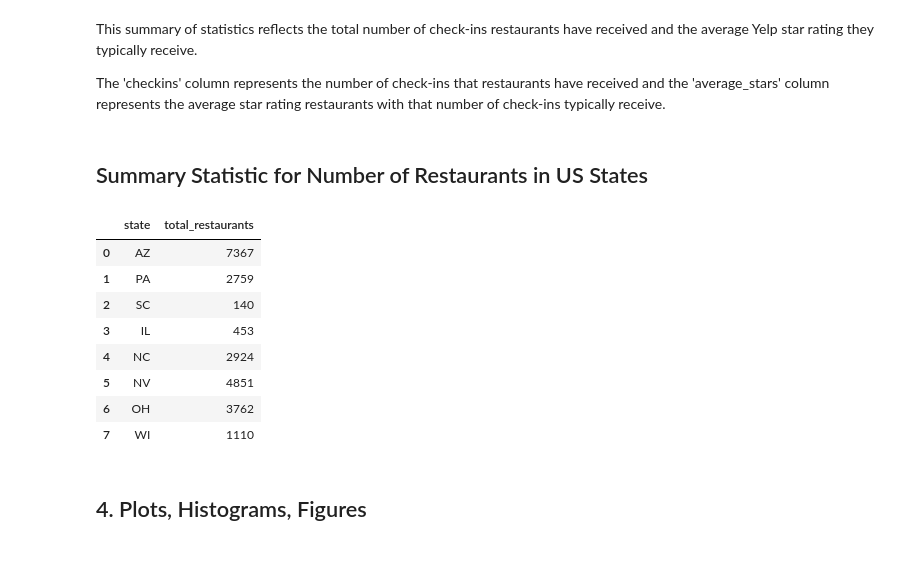
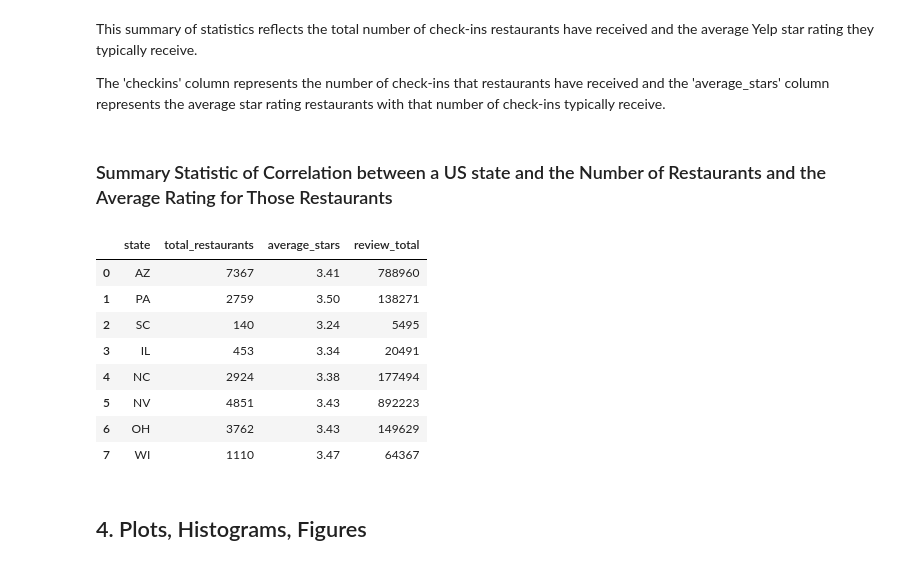
Before and after one commit to vvickychan/yelp-code, a Jupyter notebook: yelp.ipynb, the cells around one changed output. Cells and saved outputs as stored; diff of their text form; code cells hidden in the pictures.

```diff
--- a/yelp.ipynb
+++ b/yelp.ipynb
@@ -406,28 +406,42 @@ checkin_summary.head(10)
 This summary of statistics reflects the total number of check-ins restaurants have received and the average Yelp star rating they typically receive.
 
 The 'checkins' column represents the number of check-ins that restaurants have received and the 'average_stars' column represents the average star rating restaurants with that number of check-ins typically receive.
-# %% [markdown]
-## Summary Statistic for Number of Restaurants in US States
+# %% [markdown]
+### Summary Statistic of Correlation between a US state and the Number of Restaurants and the Average Rating for Those Restaurants
 # %%
 us_num_summary_statistic = get_summary_statistic(df2_business, 'state')
-new_frame = {'AZ':[], 'PA':[], 'SC':[], 'IL':[], 'NC':[], 'NV':[], 'OH':[], 'PA':[], 'WI':[]}
+total = {'AZ':[], 'PA':[], 'SC':[], 'IL':[], 'NC':[], 'NV':[], 'OH':[], 'PA':[], 'WI':[]}
+reviews = {'AZ':[0], 'PA':[0], 'SC':[0], 'IL':[0], 'NC':[0], 'NV':[0], 'OH':[0], 'PA':[0], 'WI':[0]}
 
 for i in us_num_summary_statistic['state'].index:
-    if us_num_summary_statistic['state'][i] in new_frame:
-        new_frame[us_num_summary_statistic['state'][i]] = us_num_summary_statistic['total_restaurants'][i]
-us_num_summary_statistic =  pd.DataFrame(list(new_frame.items()))
+    if us_num_summary_statistic['state'][i] in total:
+        total[us_num_summary_statistic['state'][i]] = us_num_summary_statistic['total_restaurants'][i]
+us_num_summary_statistic =  pd.DataFrame(list(total.items()))
 us_num_summary_statistic.columns = ['state', 'total_restaurants']
-us_num_summary_statistic
+
+for i in df2_business['state'].index:
+    if df2_business['state'][i] in reviews:
+        reviews[df2_business['state'][i]] += df2_business['review_count'][i].astype(int)
+
+state_reviews =  pd.DataFrame(list(reviews.items()))
+state_reviews.columns = ['state', 'review_total']
+
+for i in state_reviews.index:
+    state_reviews['review_total'][i] = state_reviews['review_total'][i][0]
+
+us_states_1 = pd.merge(us_num_summary_statistic, us_state_summary_statistic, on ='state')
+us_states = pd.merge(us_states_1, state_reviews, on ='state')
+us_states
 # %% [output]
-|  | state | total_restaurants |
-| 0 | AZ | 7367 |
-| 1 | PA | 2759 |
-| 2 | SC | 140 |
-| 3 | IL | 453 |
-| 4 | NC | 2924 |
-| 5 | NV | 4851 |
-| 6 | OH | 3762 |
-| 7 | WI | 1110 |
+|  | state | total_restaurants | average_stars | review_total |
+| 0 | AZ | 7367 | 3.41 | 788960 |
+| 1 | PA | 2759 | 3.50 | 138271 |
+| 2 | SC | 140 | 3.24 | 5495 |
+| 3 | IL | 453 | 3.34 | 20491 |
+| 4 | NC | 2924 | 3.38 | 177494 |
+| 5 | NV | 4851 | 3.43 | 892223 |
+| 6 | OH | 3762 | 3.43 | 149629 |
+| 7 | WI | 1110 | 3.47 | 64367 |
 # %% [markdown]
 ## 4. Plots, Histograms, Figures
 # %% [markdown]
```
Also changed, not shown: parts of 3 cells of this notebook.
